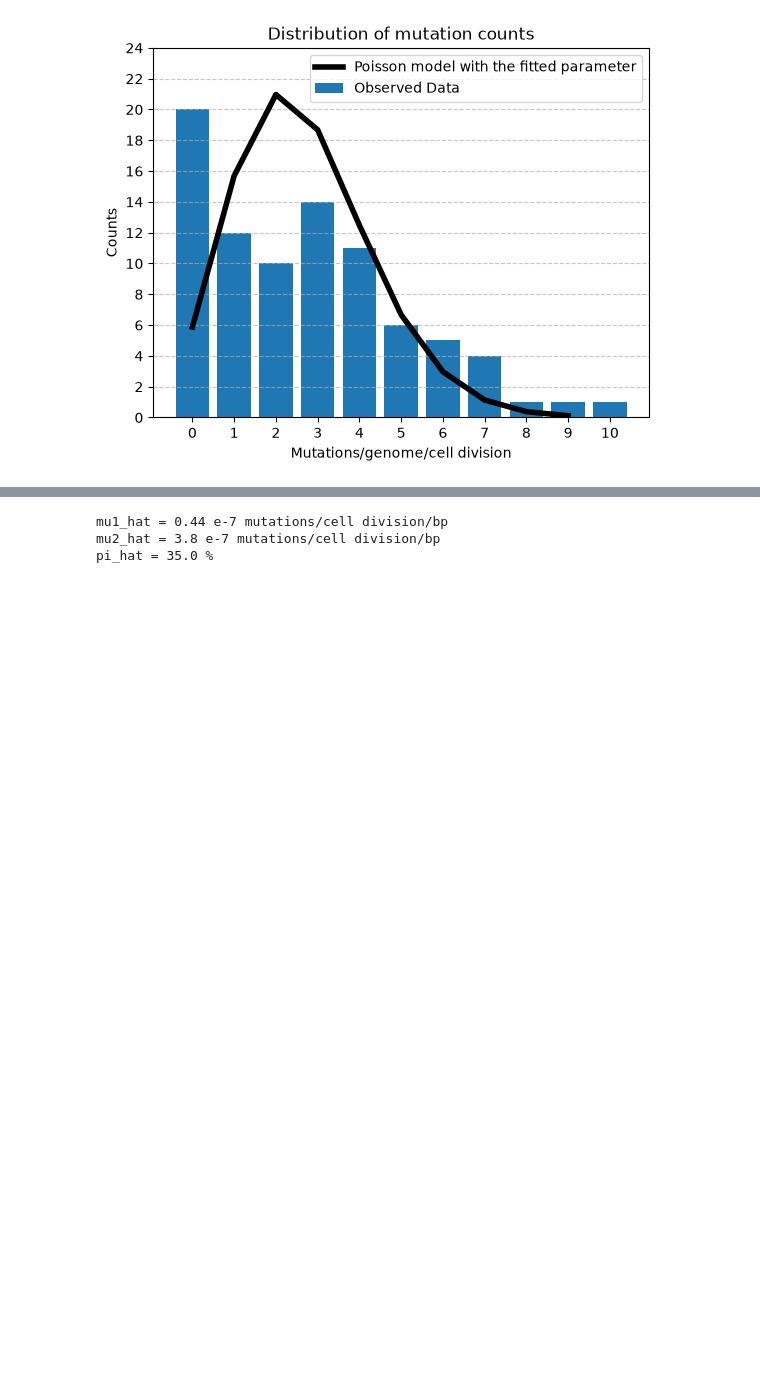
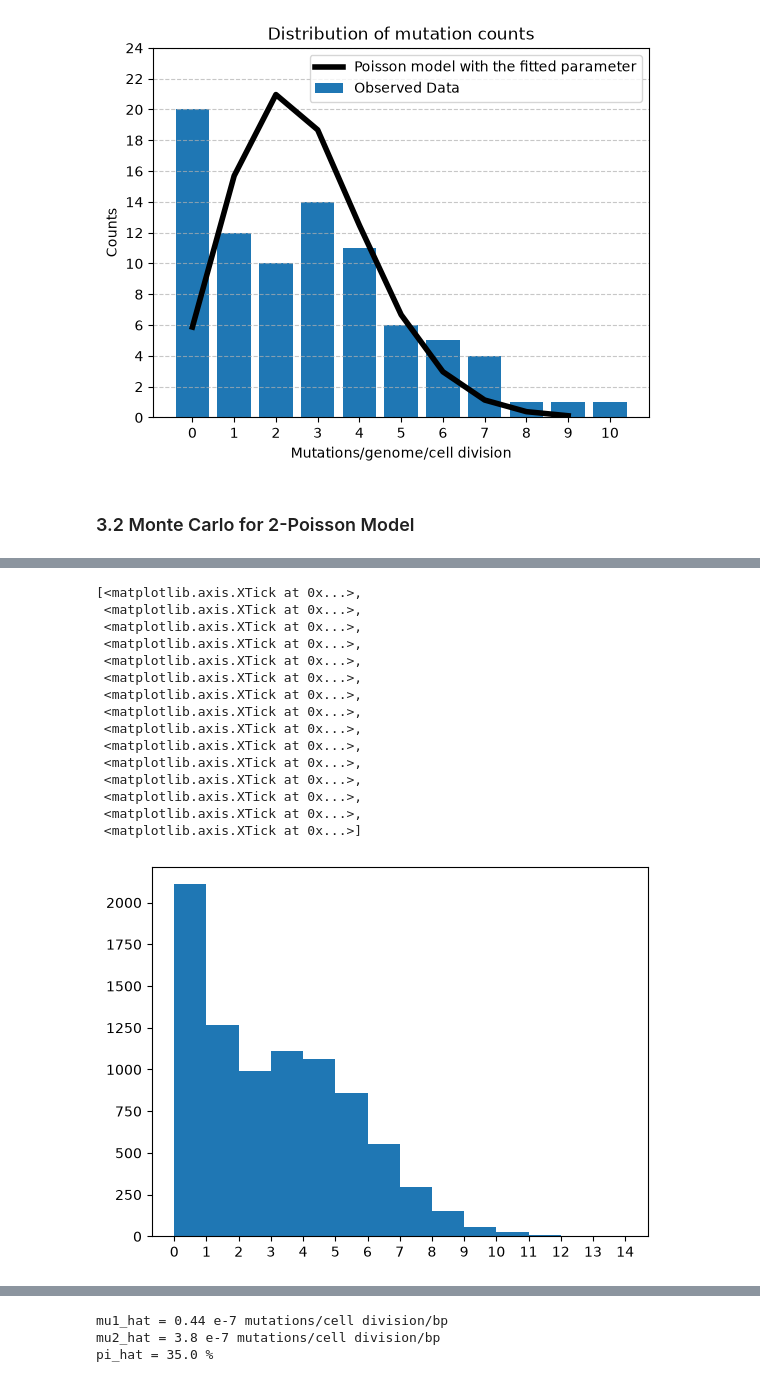
Before and after one commit to atomsim/cb2330-PRO1-Pair23, a Jupyter notebook: project.ipynb, the cells around one changed output, grey strips where cells are left out. Cells and saved outputs as stored; diff of their text form; code cells hidden in the pictures; blank space fills up the shorter version.

Commit message:
two poisson simulation

```diff
--- a/project.ipynb
+++ b/project.ipynb
@@ -64,6 +66,9 @@ def factorial(x):
 def poisson(x, theta):
     """p(x | theta) = theta^x e^(-theta) / x!  the probability of x counts in a cell at rate theta."""
     return theta ** x * math.exp(-theta) / factorial(x)
+
+def two_poisson(x, alpha, theta, delta):
+    return (alpha * poisson(x, theta)) + ((1-alpha) * poisson(x, delta))
 
 def likelihood(counts, theta):
     """L(theta) = p(x | theta) = the product over cells of p(x_i | theta)."""
@@ -144,3 +149,11 @@ def choose(r, probs):
         if r < running:
             return k
     return len(probs) - 1
+
+def fraction_zero(counts):
+    """p0, the fraction of cultures with no resistant colonies at all."""
+    empty = 0
+    for c in counts:
+        if c == 0:
+            empty = empty + 1
+    return empty / len(counts)
@@ -289,6 +302,9 @@ simulated_runs = []
 for i in range(100):
     simulated_counts, state = experiment(theta_hat, cell_divisions, state)
     simulated_runs.append(simulated_counts)
+    deviation = std_dev(simulated_counts)
+    zeros = fraction_zero(simulated_counts)
+    print(deviation ** 2, zeros, mean(simulated_counts))
 
 fig, ax = plt.subplots()
 simulated_runs_flat = [y for x in simulated_runs for y in x]
@@ -347,3 +380,42 @@ plt.legend()
 plt.show()
 # %% [output]
 [figure]
+# %% [markdown]
+### 3.2 Monte Carlo for 2-Poisson Model
+# %%
+def simuate_count(alpha, lam, delta, state):
+    state = lcg(state, A_LCG, C_LCG, M_LCG)
+    r = state/M_LCG
+    total = two_poisson(0, alpha, lam, delta)
+    k = 0
+    while r > total:
+        k += 1
+        total = total + two_poisson(k, alpha, lam, delta)
+    return k, state
+
+cell_divisions = 85
+state = seed
+
+def experiment(alpha, lam, delta, cell_divisions, state):
+    simulated_counts = [0] * cell_divisions
+
+    for i in range(len(simulated_counts)):
+        sim_count, state = simuate_count(alpha, lam, delta, state)
+        simulated_counts[i] = (sim_count)
+
+    return simulated_counts, state
+
+simulated_runs = []
+
+for i in range(100):
+    simulated_counts, state = experiment(0.35, 0.402, 3.897, cell_divisions, state)
+    simulated_runs.append(simulated_counts)
+    deviation = std_dev(simulated_counts)
+    zeros = fraction_zero(simulated_counts) * 85
+    print(deviation ** 2, zeros, mean(simulated_counts))
+
+fig, ax = plt.subplots()
+simulated_runs_flat = [y for x in simulated_runs for y in x]
+ax.hist(simulated_runs_flat, bins=range(min(simulated_runs_flat), max(simulated_runs_flat)+1, 1))
+ax.set_xticks((range(min(simulated_runs_flat), max(simulated_runs_flat)+1, 1)))
+# %% [output]
@@ -350 +439,17 @@ plt.show()
+[<matplotlib.axis.XTick at 0x...>,
+ <matplotlib.axis.XTick at 0x...>,
+ <matplotlib.axis.XTick at 0x...>,
+ <matplotlib.axis.XTick at 0x...>,
+ <matplotlib.axis.XTick at 0x...>,
+ <matplotlib.axis.XTick at 0x...>,
+ <matplotlib.axis.XTick at 0x...>,
+ <matplotlib.axis.XTick at 0x...>,
+ <matplotlib.axis.XTick at 0x...>,
+ <matplotlib.axis.XTick at 0x...>,
+ <matplotlib.axis.XTick at 0x...>,
+ <matplotlib.axis.XTick at 0x...>,
+ <matplotlib.axis.XTick at 0x...>,
+ <matplotlib.axis.XTick at 0x...>,
+ <matplotlib.axis.XTick at 0x...>]
+[figure, added]
 # %% [markdown]
```
Also changed, not shown: parts of 10 cells of this notebook.
